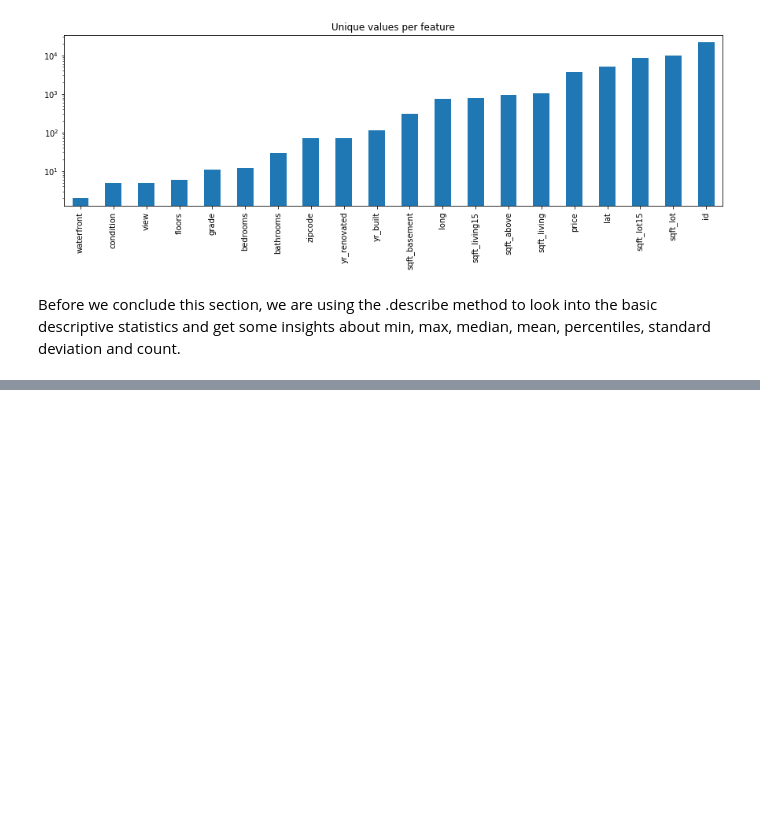
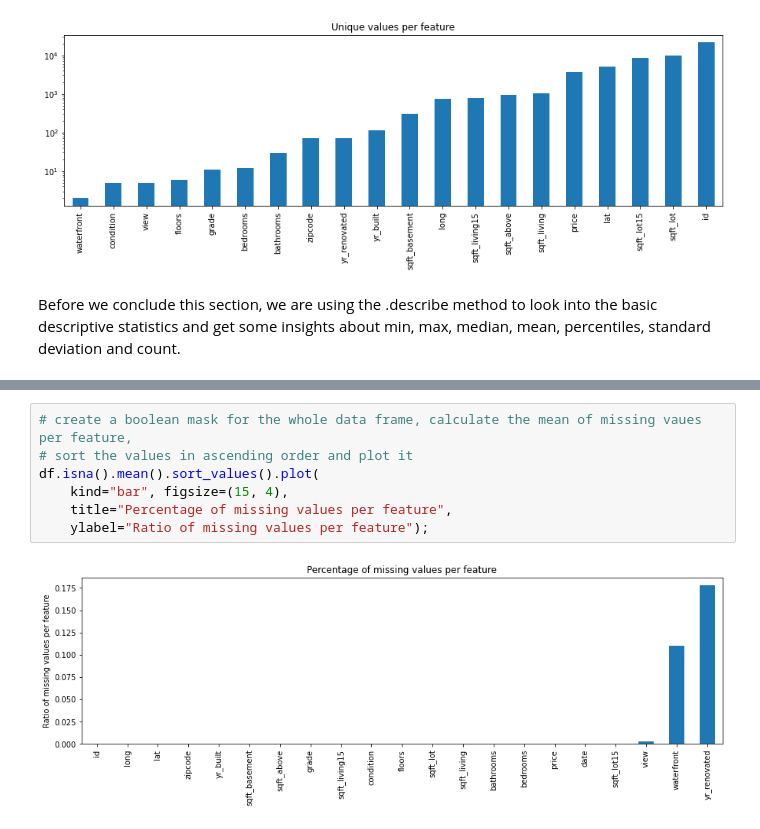
Before and after one commit to greenfirefly/ds-eda-project, a Jupyter notebook: EDA_advanced.ipynb, the cells around one changed output, grey strips where cells are left out. Cells and saved outputs as stored; diff of their text form; blank space fills up the shorter version.

```diff
--- a/EDA_advanced.ipynb
+++ b/EDA_advanced.ipynb
@@ -185,0 +295,9 @@ df.describe(), df.info() are helpful methods to get a insight directly in the be
+# %%
+# create a boolean mask for the whole data frame, calculate the mean of missing vaues per feature,
+# sort the values in ascending order and plot it
+df.isna().mean().sort_values().plot(
+    kind="bar", figsize=(15, 4),
+    title="Percentage of missing values per feature",
+    ylabel="Ratio of missing values per feature");
+# %% [output]
+[figure, added]
```
Also changed, not shown: parts of 20 cells of this notebook.
